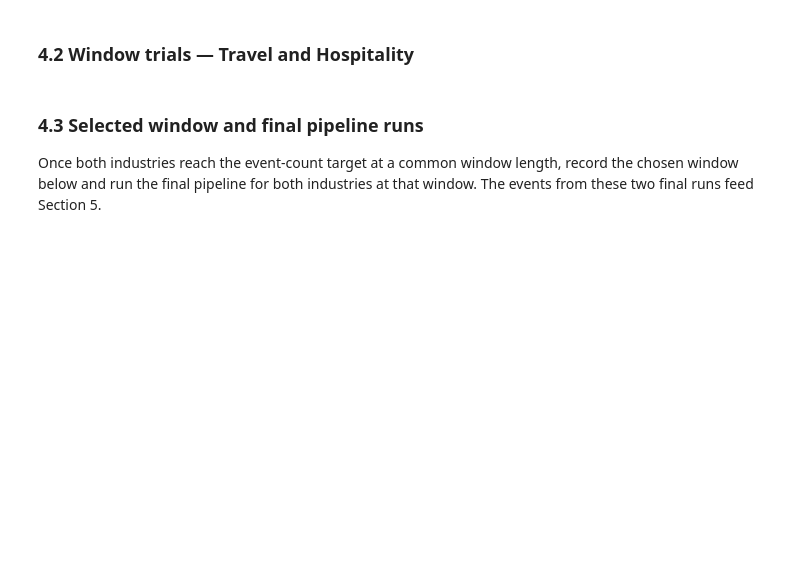
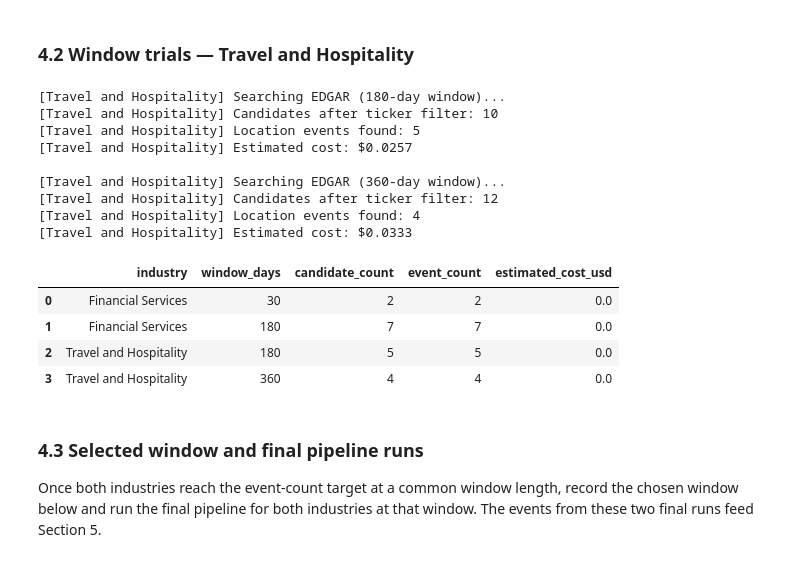
Before and after one commit to ProfessorPatrickSlatraigh/cis3120-spring2026, a Jupyter notebook: notebooks/MP03_Notebook_team_17.ipynb, the cells around one changed output. Drawn from its saved outputs; the diff is of its cells as text; code cells hidden in the pictures; blank space fills up the shorter version.

```diff
--- a/notebooks/MP03_Notebook_team_17.ipynb
+++ b/notebooks/MP03_Notebook_team_17.ipynb
@@ -347,14 +353,13 @@ def filter_candidates_by_tickers(
         The subset of candidates whose tickers intersect ticker_list.
     """
 
+    import re
     ticker_set = {t.upper() for t in ticker_list}
     filtered = []
     for hit in candidates:
-        source = hit.get("_source", {})
-        display_names = source.get("display_names", [])
+        display_names = hit.get("_source", {}).get("display_names", [])
         hit_tickers = set()
         for name in display_names:
-            import re
             matches = re.findall(r'\(([^)]+)\)', name)
             for match in matches:
                 if len(match) <= 5 and not match.startswith('CIK') and not match.isdigit():
@@ -539,0 +527,8 @@ Run the pipeline for Financial Services at successive window lengths and append
+# %%
+window_results = pd.DataFrame(columns=[
+    "industry",
+    "window_days",
+    "candidate_count",
+    "event_count",
+    "estimated_cost_usd",
+])
@@ -544,3 +583,51 @@ Run the pipeline for Financial Services at successive window lengths and append
+# %%
+# Travel and Hospitality — 180-day trial
+th_events_180 = run_industry_pipeline(
+    "Travel and Hospitality",
+    TRAVEL_HOSPITALITY_TICKERS,
+    TRAVEL_HOSPITALITY_PHRASES,
+    window_days=180,
+)
+th_row_180 = summarize_window_trial(
+    industry_label="Travel and Hospitality",
+    window_days=180,
+    candidate_count=len(th_events_180),
+    event_count=len(th_events_180),
+    estimated_cost_usd=0.0,
+)
+window_results = pd.concat([window_results, pd.DataFrame([th_row_180])], ignore_index=True)
+
+# Travel and Hospitality — 360-day trial (180 days insufficient)
+th_events_360 = run_industry_pipeline(
+    "Travel and Hospitality",
+    TRAVEL_HOSPITALITY_TICKERS,
+    TRAVEL_HOSPITALITY_PHRASES,
+    window_days=360,
+)
+th_row_360 = summarize_window_trial(
+    industry_label="Travel and Hospitality",
+    window_days=360,
+    candidate_count=len(th_events_360),
+    event_count=len(th_events_360),
+    estimated_cost_usd=0.0,
+)
+window_results = pd.concat([window_results, pd.DataFrame([th_row_360])], ignore_index=True)
+display(window_results)
+# %% [output]
+[Travel and Hospitality] Searching EDGAR (180-day window)...
+[Travel and Hospitality] Candidates after ticker filter: 10
+[Travel and Hospitality] Location events found: 5
+[Travel and Hospitality] Estimated cost: $0.0257
+
+[Travel and Hospitality] Searching EDGAR (360-day window)...
+[Travel and Hospitality] Candidates after ticker filter: 12
+[Travel and Hospitality] Location events found: 4
+[Travel and Hospitality] Estimated cost: $0.0333
+|  | industry | window_days | candidate_count | event_count | estimated_cost_usd |
+| 0 | Financial Services | 30 | 2 | 2 | 0.0 |
+| 1 | Financial Services | 180 | 7 | 7 | 0.0 |
+| 2 | Travel and Hospitality | 180 | 5 | 5 | 0.0 |
+| 3 | Travel and Hospitality | 360 | 4 | 4 | 0.0 |
 # %% [markdown]
 ### 4.3 Selected window and final pipeline runs
 
```
Also changed, not shown: parts of 9 cells of this notebook.
